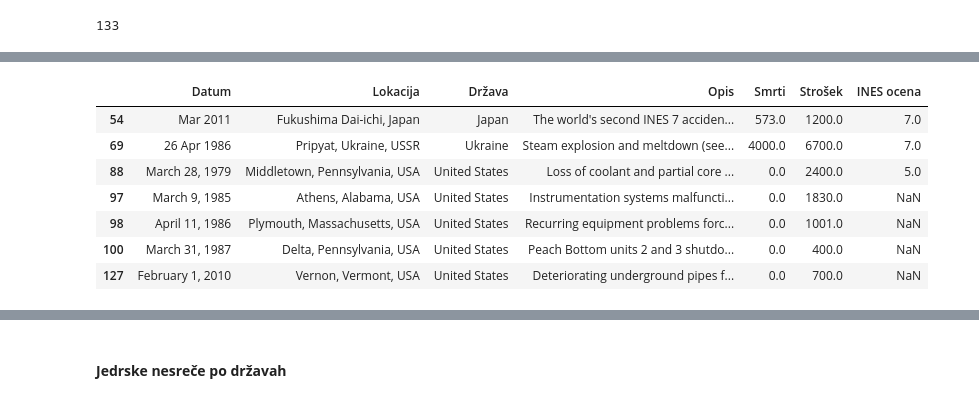
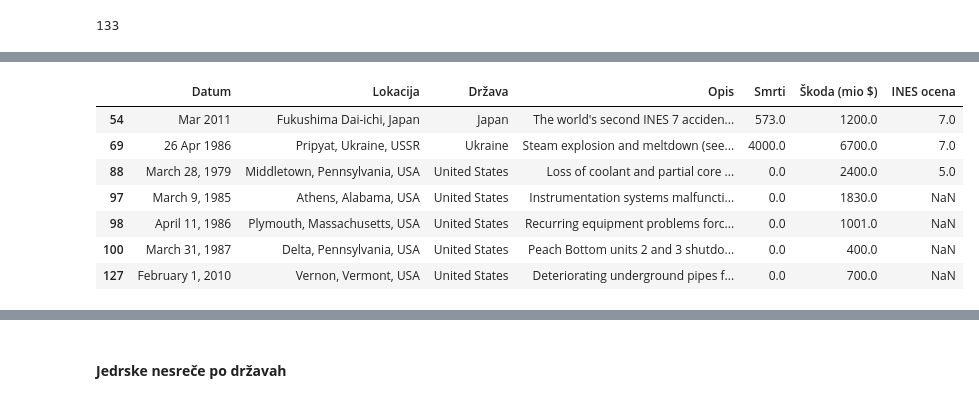
Before and after one commit to aljagombac/analiza-jedrskih-reaktorjev-in-nesrec, a Jupyter notebook: reaktoji_nesrece.ipynb, the cells around one changed output, grey strips where cells are left out. Drawn from its saved outputs; the diff is of its cells as text; code cells hidden in the pictures.

```diff
--- a/reaktoji_nesrece.ipynb
+++ b/reaktoji_nesrece.ipynb
@@ -284,6 +284,8 @@ len(moc_delujoci_zda)
 
 Prikaz celotne tabele za boljšo preglednost.
 # %%
+pd.set_option('display.max_rows', 100)
+
 # prikaz podatkov o jedrskih nesrečah
 jedr_nesrece
 # %% [output]
@@ -332,13 +355,13 @@ po_lestvici
 | 82 | October 5, 1966 | Monroe, Michigan, USA | United States | Sodium cooling system malfunction... | 0.0 | 19.0 | 4.0 |
 | 88 | March 28, 1979 | Middletown, Pennsylvania, USA | United States | Loss of coolant and partial core ... | 0.0 | 2400.0 | 5.0 |
 # %%
-jedr_nesrece["Strošek"] = jedr_nesrece["Strošek"].dropna(how='all')
-po_strošku = jedr_nesrece[jedr_nesrece["Strošek"].astype(float) >= 400]
+jedr_nesrece["Škoda (mio $)"] = jedr_nesrece["Škoda (mio $)"].dropna(how='all')
+po_skodi = jedr_nesrece[jedr_nesrece["Škoda (mio $)"].astype(float) >= 400]
 
 # prikaz jedrskih nesreč, ki so povzročile največ stroškov
-po_strošku
+po_skodi
 # %% [output]
-|  | Datum | Lokacija | Država | Opis | Smrti | Strošek | INES ocena |
+|  | Datum | Lokacija | Država | Opis | Smrti | Škoda (mio $) | INES ocena |
 | 54 | Mar 2011 | Fukushima Dai-ichi, Japan | Japan | The world's second INES 7 acciden... | 573.0 | 1200.0 | 7.0 |
 | 69 | 26 Apr 1986 | Pripyat, Ukraine, USSR | Ukraine | Steam explosion and meltdown (see... | 4000.0 | 6700.0 | 7.0 |
 | 88 | March 28, 1979 | Middletown, Pennsylvania, USA | United States | Loss of coolant and partial core ... | 0.0 | 2400.0 | 5.0 |
```
Also changed, not shown: parts of 14 cells of this notebook, 2 other files.
